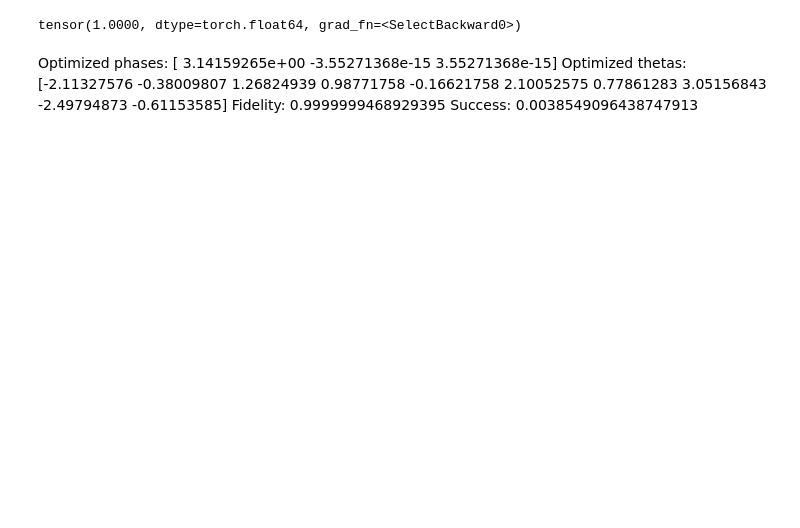
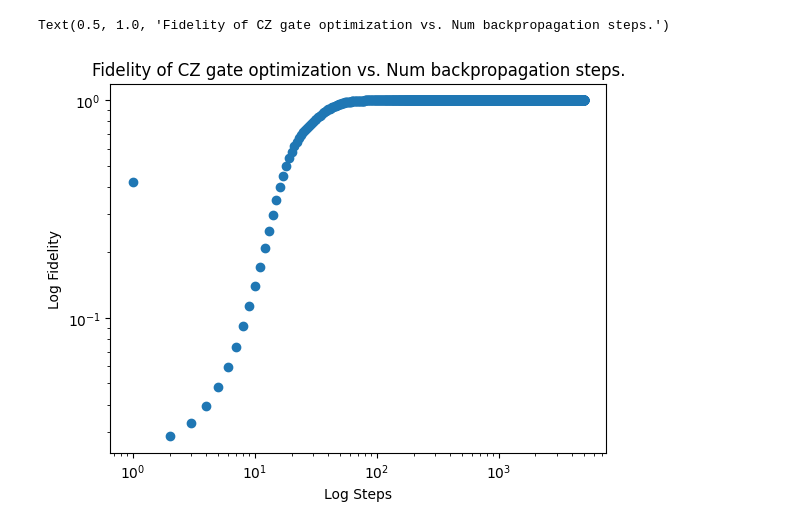
Before and after one commit to yezhuoyang/MIT2024QHackthon, a Jupyter notebook: TorchSandbox/theory.ipynb, the cells around one changed output. Drawn from its saved outputs; the diff is of its cells as text; code cells hidden in the pictures; blank space fills up the shorter version.

Commit message:
torch

```diff
--- a/TorchSandbox/theory.ipynb
+++ b/TorchSandbox/theory.ipynb
@@ -39,11 +193,24 @@ At[7,7] = -1
 # %%
-indices = [
-  [0,2],
-  [1,3],
-  [0,1],
-  [2,3]
-]
-n = 2
-m = 2
+# Get the parameters for the CZ gate on two data modes and 2 auxiliary modes
 
-At = torch.tensor([[1,0,0,0],[0,1,0,0],[0,0,1,0],[0,0,0,-1]], dtype=torch.complex128)
+g = torch.Generator().manual_seed(3141592653 + 10)
+
+n, m = 2, 2
+indices = [[0, 2], [1, 3], [0, 1], [2, 3]]
+steps = 5000
+At = torch.tensor(
+    [[1, 0, 0, 0], [0, 1, 0, 0], [0, 0, 1, 0], [0, 0, 0, -1]], dtype=torch.complex128
+)
+
+print("CZ gate optimizations: reproducing the results from the paper...")
+
+phases, thetas, A, fidelities, successes, losses = neural_network_optimization(
+    n,
+    m,
+    indices,
+    g,
+    steps,
+    lambda A: get_dist(A, At) - 0.1 * get_success(A),
+    lambda A: get_fidelity(A, At),
+    printing=False,
+)
@@ -152,10 +223,10 @@ Success: 0.0038549096438747913
-# %%
-get_fidelity(A, At)
-# %% [output]
-tensor(1.0000, dtype=torch.float64, grad_fn=<SelectBackward0>)
-# %% [markdown]
-Optimized phases: [ 3.14159265e+00 -3.55271368e-15  3.55271368e-15]
-Optimized thetas: [-2.11327576 -0.38009807  1.26824939  0.98771758 -0.16621758  2.10052575
-  0.77861283  3.05156843 -2.49794873 -0.61153585]
-Fidelity: 0.9999999468929395
-Success: 0.0038549096438747913
+# %%
+plt.scatter(range(1, len(fidelities) + 1), fidelities)
+plt.xscale("log")
+plt.yscale("log")
+plt.xlabel("Log Steps")
+plt.ylabel("Log Fidelity")
+plt.title("Fidelity of CZ gate optimization vs. Num backpropagation steps.")
+# %% [output]
+Text(0.5, 1.0, 'Fidelity of CZ gate optimization vs. Num backpropagation steps.')
+[figure, added]
```
Also changed, not shown: parts of 12 cells of this notebook.
